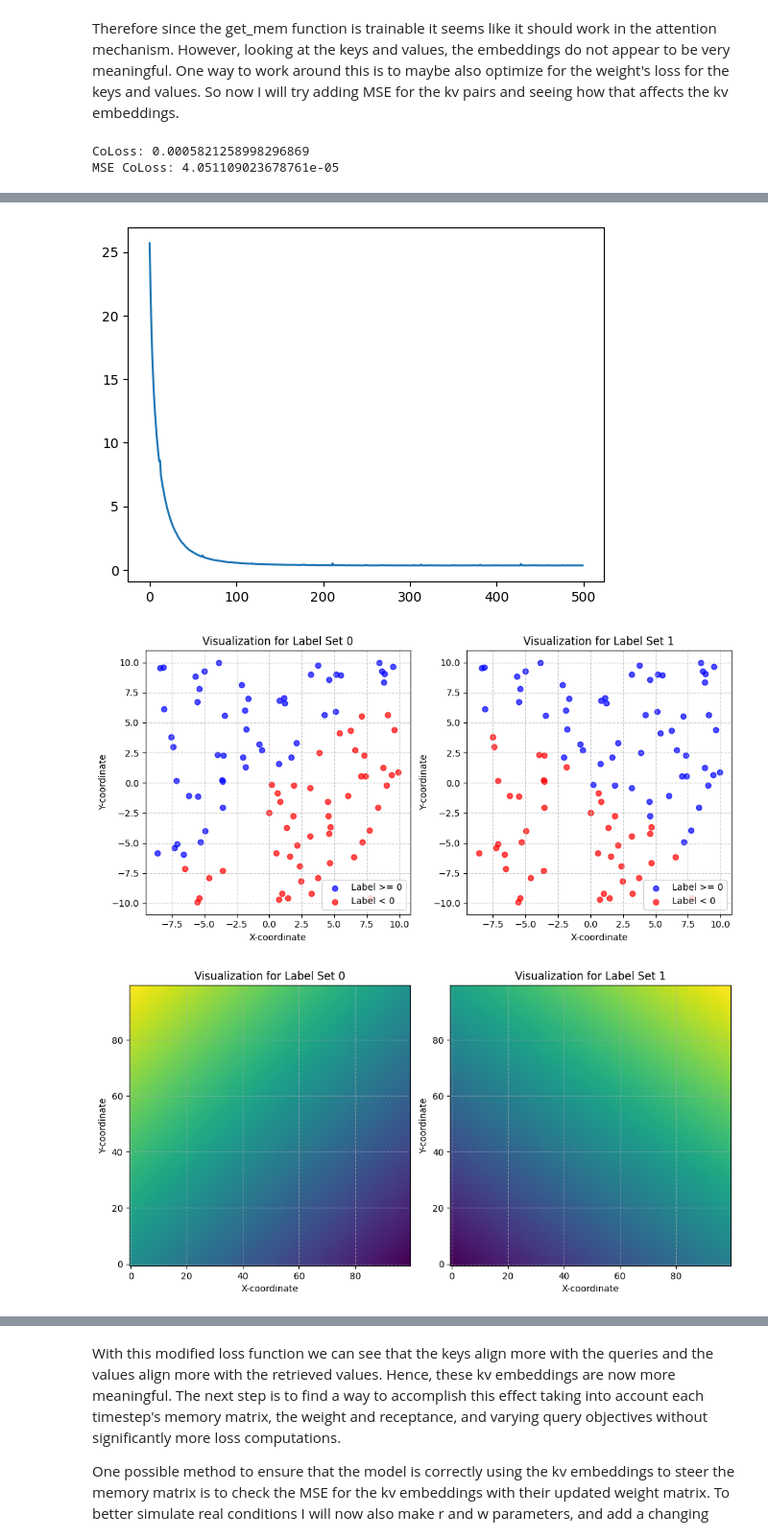
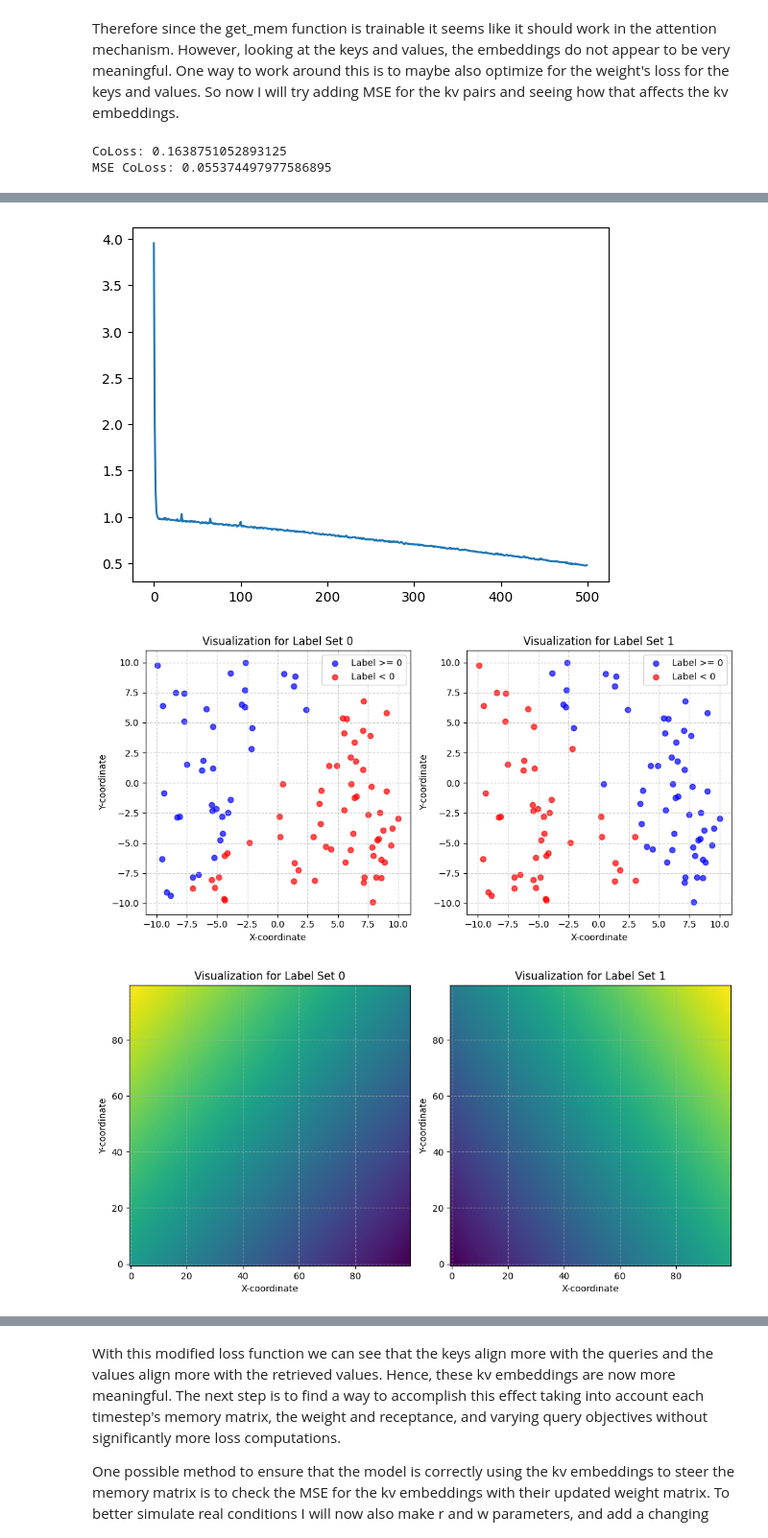
Before and after one commit to IanPTan/MoPeA, a Jupyter notebook: src/mpi_tests.ipynb, the cells around one changed output, grey strips where cells are left out. Shown at 96% size. Drawn from its saved outputs; the diff is of its cells as text; code cells hidden in the pictures.

```diff
--- a/src/mpi_tests.ipynb
+++ b/src/mpi_tests.ipynb
@@ -355,7 +355,7 @@ raw_v = pt.randn(1, 32, 2, dtype=pt.float32)
 k = nn.Parameter(raw_k.clone())
 v = nn.Parameter(raw_v.clone())
 
-r = pt.full((1, 100, 4), 1, dtype=pt.float32)
+r = pt.full((1, 100, 4), 0.1, dtype=pt.float32)
 
 q = pt.tensor(raw_q, dtype=pt.float32)
 y = pt.tensor(raw_y, dtype=pt.float32)
@@ -450,13 +450,15 @@ for epoch in pbar:
 
         memory, A, B, C, predloss = mm.get_mem(k, v, r)
         #predloss /= k.shape[1]
+        predloss **= 1 / 3
         mem_W = memory[0, -1]
         pred_y = q @ mem_W.T
         pred_v = k[0] @ mem_W.T
 
+        mse_loss = criterion(pred_y, y)
         mse_coloss = criterion(pred_v, v[0])
         #loss = criterion(pred_y, y) + mse_coloss
-        loss = criterion(pred_y, y) + predloss
+        loss = mse_loss + predloss
 
         loss.backward()
         optimizer.step()
@@ -491,5 +493,5 @@ plot_space(mem_W, 10, 100, bias=False)
 
 plot_points(k[0].detach().numpy(), v[0].detach().numpy())
 # %% [output]
-CoLoss: 0.0005821258998296869
-MSE CoLoss: 4.051109023678761e-05
+CoLoss: 0.1638751052893125
+MSE CoLoss: 0.055374497977586895
@@ -497,3 +499,3 @@ MSE CoLoss: 4.051109023678761e-05
-[figure, old version]
+[figure, new version]
-[figure, old version]
+[figure, new version]
-[figure, old version]
+[figure, new version]
```
Also changed, not shown: parts of 13 cells of this notebook, 2 other files.
